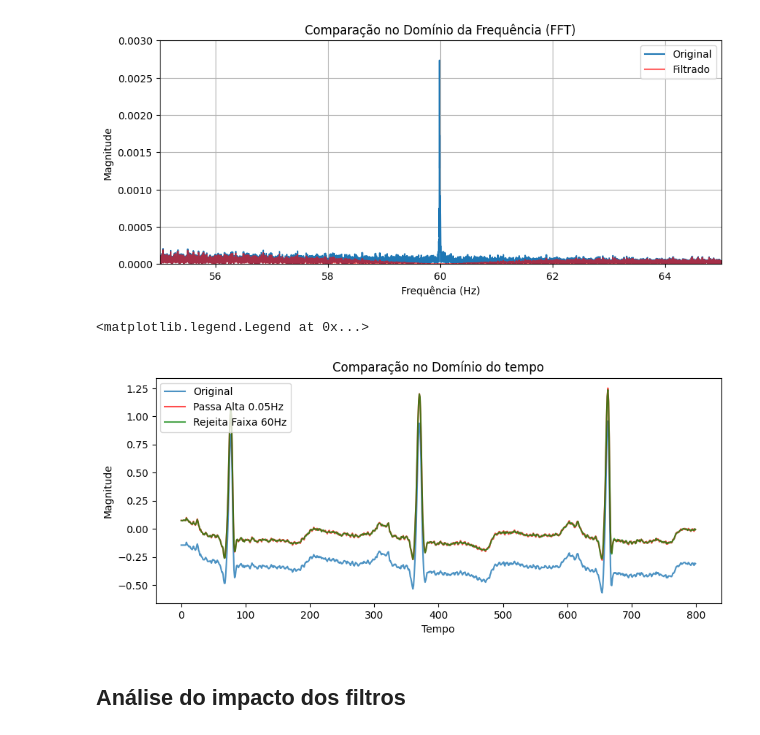
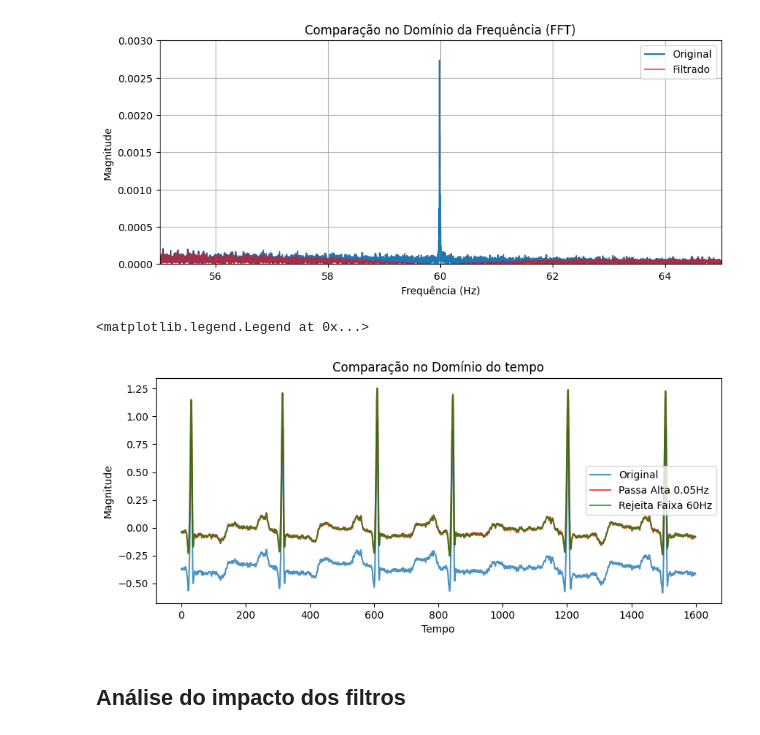
Before and after one commit to RenanCatini/ecg-arrhythmia-classification, a Jupyter notebook: notebooks/estudos_filtros_frequencia.ipynb, the cells around one changed output. Saved outputs shown, nothing was run; the diff lists cells and outputs as text; code cells hidden in the pictures.

```diff
--- a/notebooks/estudos_filtros_frequencia.ipynb
+++ b/notebooks/estudos_filtros_frequencia.ipynb
@@ -170,7 +170,7 @@ plt.grid(True)
 # %%
 import matplotlib.pyplot as plt
 
-batimento_butterworth_final = butterworth_passa_alta(trecho_sinal, freq_corte=0.1, ordem=3)
+batimento_butterworth_final = butterworth_passa_alta(trecho_sinal, freq_corte=0.5, ordem=3)
 
 plt.figure(figsize=(10, 4))
 plt.plot(trecho_sinal[35:125], label="Original", alpha=0.8)
@@ -221,17 +221,17 @@ plotar_fft(trecho_sinal, sinal_butterworth_notch_final, nhz_inf=55, nhz_sup=65,
 [figure]
 # %%
 plt.figure(figsize=(10, 4))
-plt.plot(trecho_sinal[0:800], label="Original", alpha=0.8)
-plt.plot(batimento_butterworth_final[0:800], label="Passa Alta 0.05Hz", color="red", alpha=0.7)
-plt.plot(sinal_butterworth_notch_final[0:800], label="Rejeita Faixa 60Hz", color="green", alpha=0.7)
+plt.plot(trecho_sinal[1200:2800], label="Original", alpha=0.8)
+plt.plot(batimento_butterworth_final[1200:2800], label="Passa Alta 0.05Hz", color="red", alpha=0.7)
+plt.plot(sinal_butterworth_notch_final[1200:2800], label="Rejeita Faixa 60Hz", color="green", alpha=0.7)
 
 plt.xlabel("Tempo")
 plt.ylabel("Magnitude")
 plt.title("Comparação no Domínio do tempo")
 plt.legend()
 # %% [output]
 <matplotlib.legend.Legend at 0x...>
-[figure, old version]
+[figure, new version]
 # %% [markdown]
 ## Análise do impacto dos filtros
 # %%
```
Also changed, not shown: parts of 2 cells of this notebook, 2 other files.
